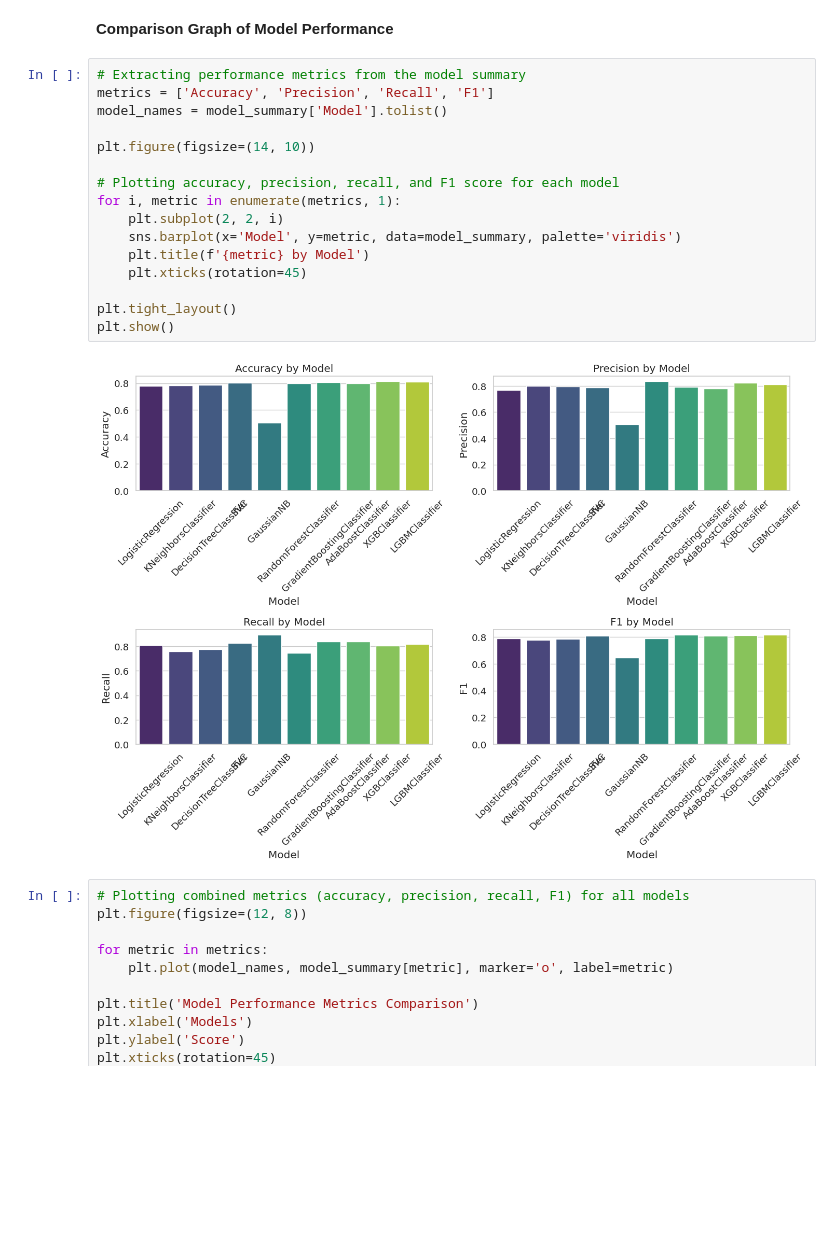
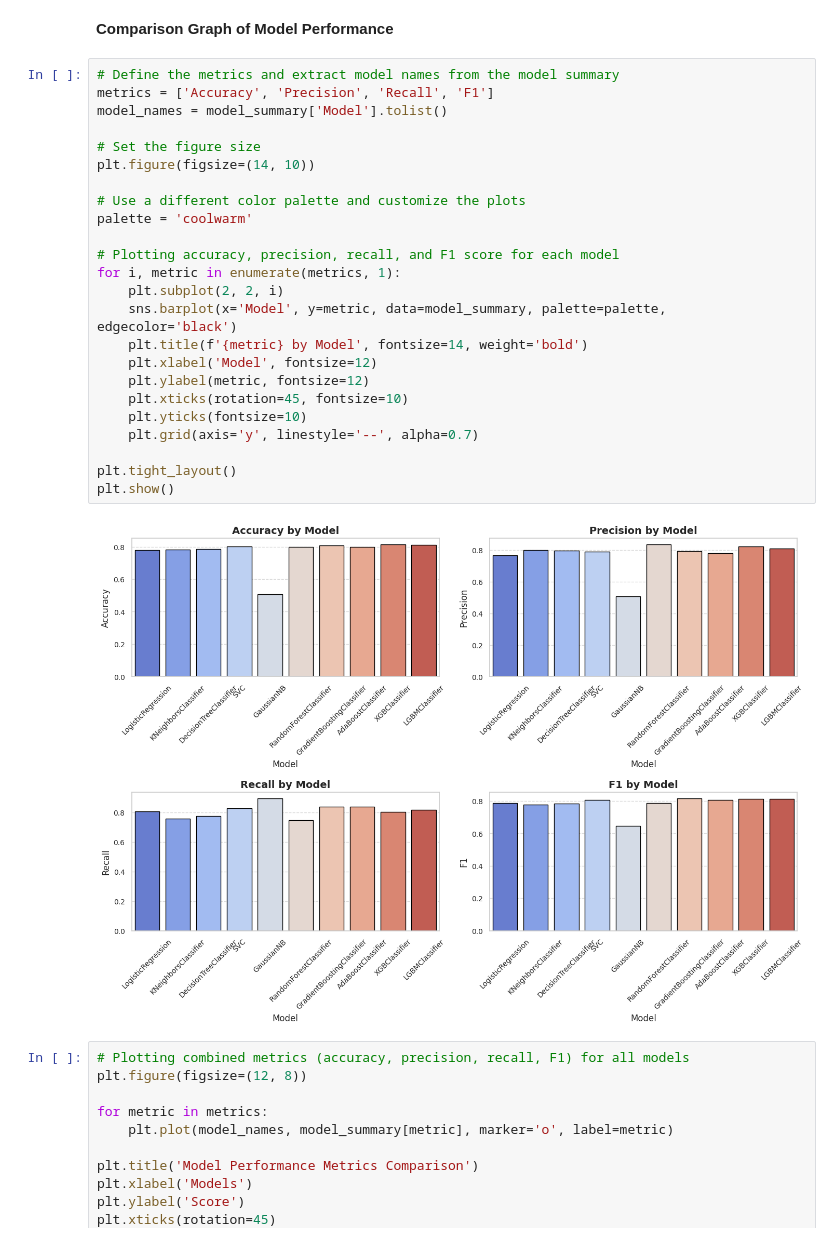
Before and after one commit to 7PAM2015-0509-2023-Group-20/-Kaggle-Challenge-20, a Jupyter notebook: Group_project_Kaggle_Challenge.ipynb, the cells around one changed output. Saved outputs shown, nothing was run; the diff lists cells and outputs as text; blank space fills up the shorter version.

```diff
--- a/Group_project_Kaggle_Challenge.ipynb
+++ b/Group_project_Kaggle_Challenge.ipynb
@@ -718,23 +760,31 @@ shap.summary_plot(shap_values, X_valid_encoded, feature_names=X_valid_encoded.co
 # %% [markdown]
 **Comparison Graph of Model Performance**
 # %%
-# Extracting performance metrics from the model summary
+# Define the metrics and extract model names from the model summary
 metrics = ['Accuracy', 'Precision', 'Recall', 'F1']
 model_names = model_summary['Model'].tolist()
 
+# Set the figure size
 plt.figure(figsize=(14, 10))
+
+# Use a different color palette and customize the plots
+palette = 'coolwarm'
 
 # Plotting accuracy, precision, recall, and F1 score for each model
 for i, metric in enumerate(metrics, 1):
     plt.subplot(2, 2, i)
-    sns.barplot(x='Model', y=metric, data=model_summary, palette='viridis')
-    plt.title(f'{metric} by Model')
-    plt.xticks(rotation=45)
+    sns.barplot(x='Model', y=metric, data=model_summary, palette=palette, edgecolor='black')
+    plt.title(f'{metric} by Model', fontsize=14, weight='bold')
+    plt.xlabel('Model', fontsize=12)
+    plt.ylabel(metric, fontsize=12)
+    plt.xticks(rotation=45, fontsize=10)
+    plt.yticks(fontsize=10)
+    plt.grid(axis='y', linestyle='--', alpha=0.7)
 
 plt.tight_layout()
 plt.show()
 # %% [output]
-[figure, old version]
+[figure, new version]
 # %%
 # Plotting combined metrics (accuracy, precision, recall, F1) for all models
 plt.figure(figsize=(12, 8))
```
Also changed, not shown: parts of 13 cells of this notebook.
